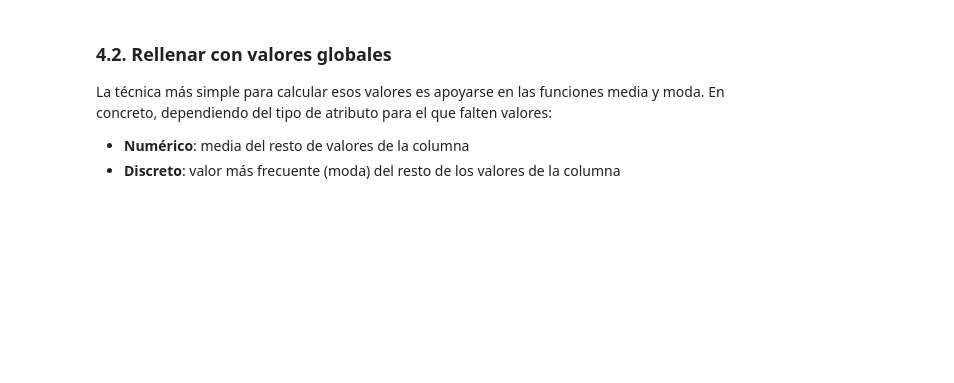
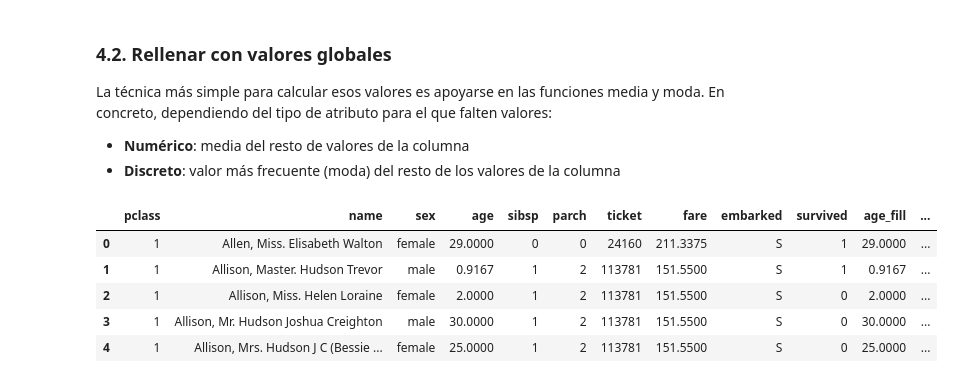
Before and after one commit to ETSIIWorkgroup/IE, a Jupyter notebook: Laboratorio/2. Lectura de datasets y preprocesado/Lectura de datasets y preprocesado.ipynb, the cells around one changed output. Cells and saved outputs as stored; diff of their text form; code cells hidden in the pictures; blank space fills up the shorter version.

```diff
--- a/Laboratorio/2. Lectura de datasets y preprocesado/Lectura de datasets y preprocesado.ipynb
+++ b/Laboratorio/2. Lectura de datasets y preprocesado/Lectura de datasets y preprocesado.ipynb
@@ -707,3 +890,5 @@ Esta opción no es la más recomendable, sobretodo cuando se tienen conjuntos de
 # EJERCICIO: Crear un dataframe TITANIC3 a partir del original donde:
 # - Se elimine la columna cabin (es la que más NaN tiene)
 # - Se eliminen aquellas filas con valores ausentes (una vez eliminada cabin)
+DATOS3 = DATOS.drop(['cabin'], axis=1)
+DATOS3.head()
@@ -709,0 +902,3 @@ Esta opción no es la más recomendable, sobretodo cuando se tienen conjuntos de
+# %%
+DATOS3.dropna(inplace=True)
+DATOS3.head()
@@ -716,6 +918,20 @@ La técnica más simple para calcular esos valores es apoyarse en las funciones
 # %%
 # EJERCICIO: construir las siguientes columnas en la que se sustituyen los valores NaN de la forma en que se indica:
 #    - 'age_fill' sustituyendo los valores NaN de 'age' con la media de la columna
 #    - 'fare_fill' sustituyendo los valores NaN de 'fare' con la media de la columna
 #    - 'cabin_fill' sustituyendo los valores NaN de 'cabin' con el valor más frecuente de la columna (moda)
 #    - 'embarked_fill' sustituyendo los valores NaN de 'embarked' con el valor más frecuente de la columna (moda)
+
+# Para poder usar la moda:
+from statistics import mode
+
+DATOS3['age_fill'] = DATOS3['age'].fillna(DATOS3['age'].mean())
+DATOS3['fare_fill'] = DATOS3['fare'].fillna(DATOS3['fare'].mean())
+DATOS3.head()
+# %% [output]
+|  | pclass | name | sex | age | sibsp | parch | ticket | fare | embarked | survived | age_fill | ... |
+| 0 | 1 | Allen, Miss. Elisabeth Walton | female | 29.0000 | 0 | 0 | 24160 | 211.3375 | S | 1 | 29.0000 | ... |
+| 1 | 1 | Allison, Master. Hudson Trevor | male | 0.9167 | 1 | 2 | 113781 | 151.5500 | S | 1 | 0.9167 | ... |
+| 2 | 1 | Allison, Miss. Helen Loraine | female | 2.0000 | 1 | 2 | 113781 | 151.5500 | S | 0 | 2.0000 | ... |
+| 3 | 1 | Allison, Mr. Hudson Joshua Creighton | male | 30.0000 | 1 | 2 | 113781 | 151.5500 | S | 0 | 30.0000 | ... |
+| 4 | 1 | Allison, Mrs. Hudson J C (Bessie ... | female | 25.0000 | 1 | 2 | 113781 | 151.5500 | S | 0 | 25.0000 | ... |
```
Also changed, not shown: parts of 37 cells of this notebook, 8 other files.
